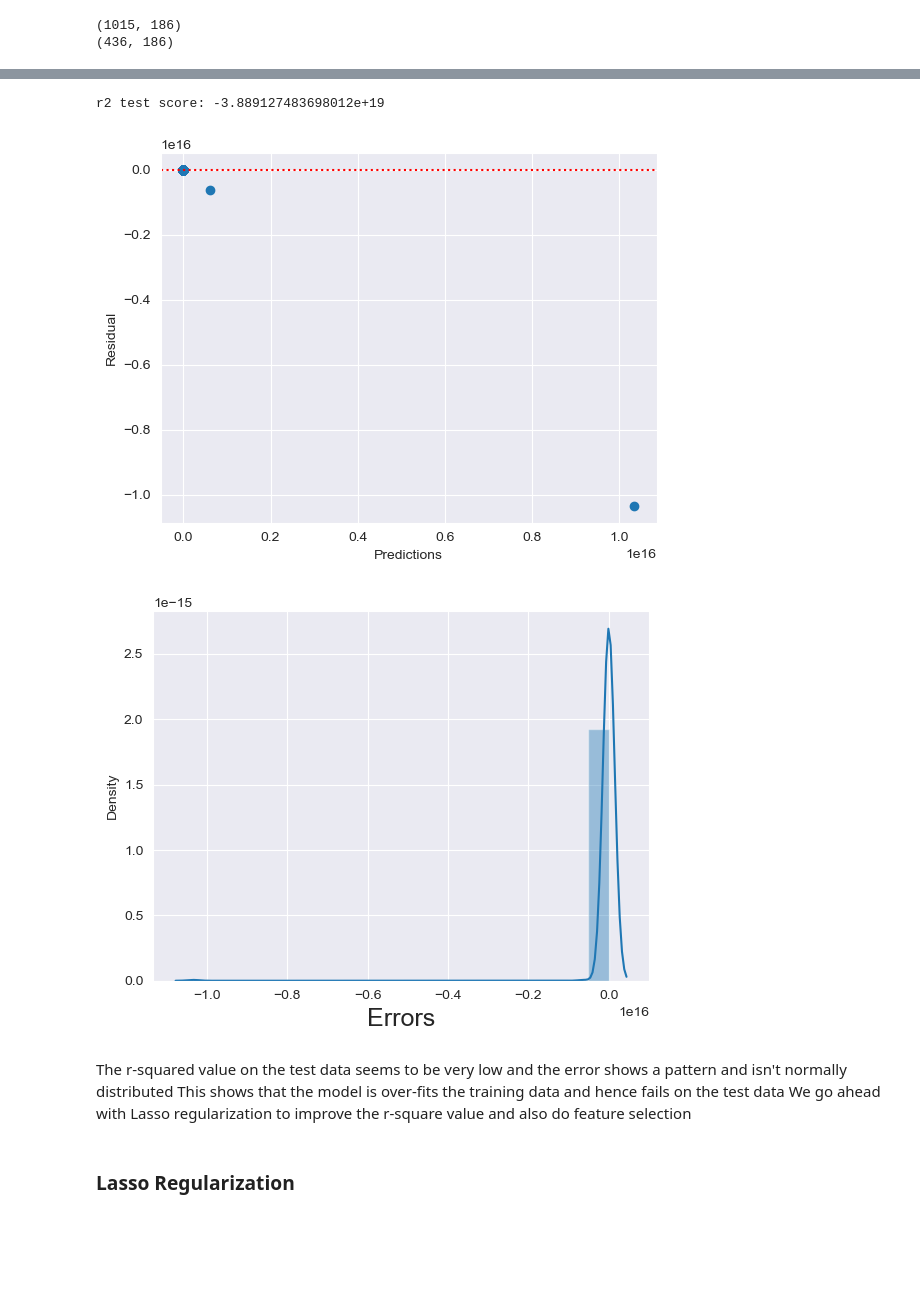
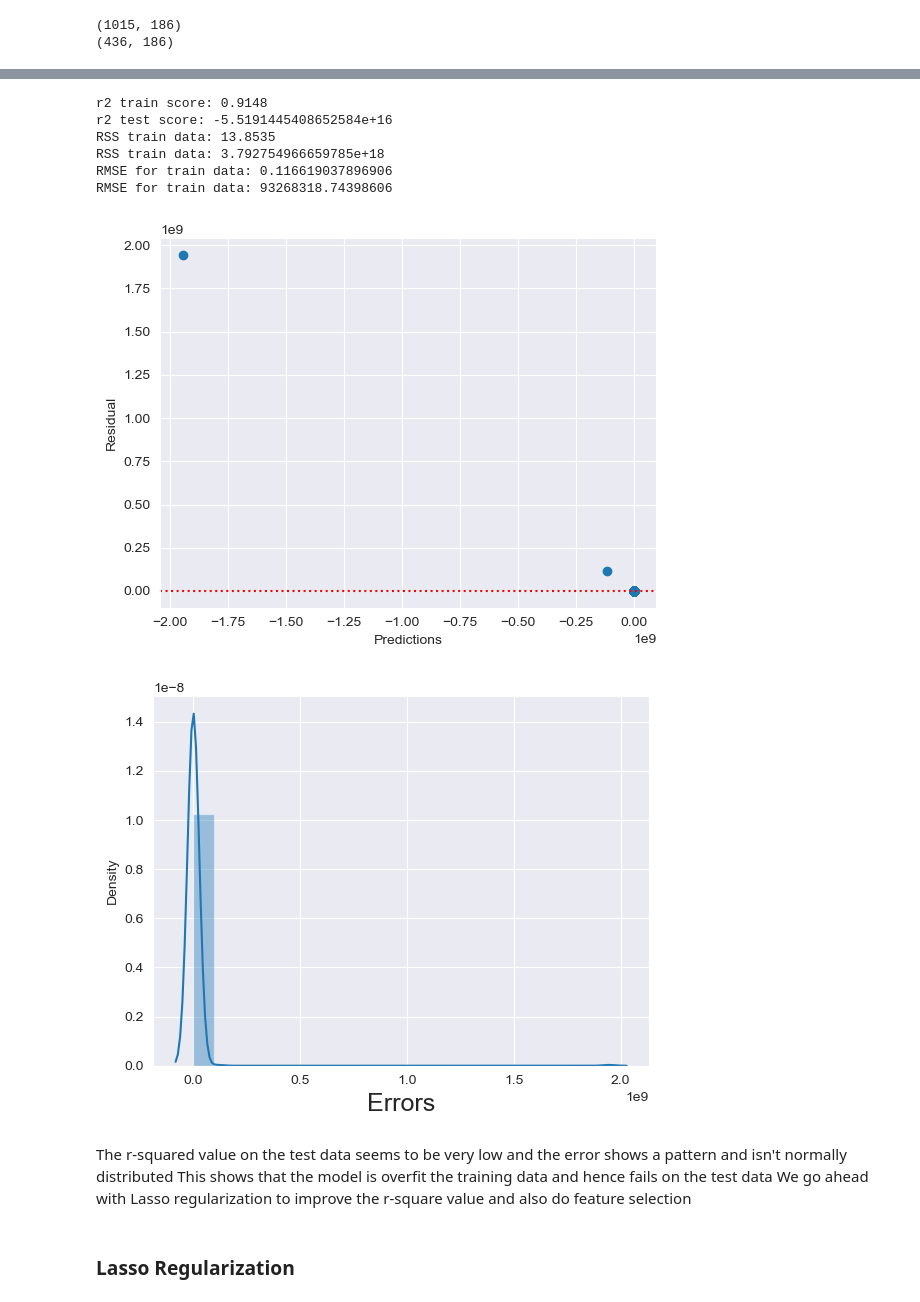
Before and after one commit to jtkSource/surprise-housing, a Jupyter notebook: surprise-housing.ipynb, the cells around one changed output, grey strips where cells are left out. Drawn from its saved outputs; the diff is of its cells as text; code cells hidden in the pictures; blank space fills up the shorter version.

Commit message:
Data transformed the target variable to reduce the error

```diff
--- a/surprise-housing.ipynb
+++ b/surprise-housing.ipynb
@@ -676,3 +672,9 @@ X = house_detail[numerical_cols + categorical_cols + categorical_ordinal_cols]
+# %%
+#y = house_detail['SalePrice']
+# As we can see that the residuals do not fulfill the conditions for linear regression, Let's see if we can make some changes so that the residuals are normally distributed.
+y = np.log(house_detail['SalePrice'])
+numerical_cols.remove('SalePrice')
+X = house_detail[numerical_cols + categorical_cols + categorical_ordinal_cols]
 # %%
 dummy_col = pd.get_dummies(X[categorical_cols], drop_first=True)
 X.drop(categorical_cols, axis=1,inplace=True)
@@ -761,29 +778,58 @@ plt.show()
 # %%
 
 X_test[numerical_cols + categorical_ordinal_cols] = scaler.transform(X_test[numerical_cols + categorical_ordinal_cols])
 y_pred_test = lm.predict(X_test)
-r2_test_lr = r2_score(y_test, y_pred_test)
+
+metric3 = [0]
+
+r2_train_lr = round(r2_score(y_train, y_pred_train), 4)
+print("r2 train score: {}".format(r2_train_lr))
+metric3.append(r2_train_lr)
+
+r2_test_lr = round(r2_score(y_test, y_pred_test), 4)
 print("r2 test score: {}".format(r2_test_lr) )
-#
+metric3.append(r2_test_lr)
+
+rss1_lr = round(np.sum(np.square(y_train - y_pred_train)), 4)
+print("RSS train data: {}".format(rss1_lr))
+metric3.append(rss1_lr)
+
+rss1_test_lr = round(np.sum(np.square(y_test - y_pred_test)), 4)
+print("RSS train data: {}".format(rss1_test_lr))
+metric3.append(rss1_test_lr)
+
+mse_train_lr = round(mean_squared_error(y_train, y_pred_train), 4)
+print("RMSE for train data: {}".format(mse_train_lr ** 0.5))
+metric3.append(mse_train_lr)
+
+mse_test_train_lr = round(mean_squared_error(y_test, y_pred_test), 4)
+print("RMSE for train data: {}".format(mse_test_train_lr ** 0.5))
+metric3.append(mse_test_train_lr)
+
 y_test_res = y_test - y_pred_test
 
 plt.scatter( y_pred_test , y_test_res)
 plt.axhline(y=0, color='r', linestyle=':')
 plt.xlabel("Predictions")
 plt.ylabel("Residual")
 plt.show()
 
 fig = plt.figure()
 sns.distplot(y_test_res, bins=20)
 plt.xlabel('Errors', fontsize= 18)
 plt.show()
 # %% [output]
-r2 test score: -3.889127483698012e+19
+r2 train score: 0.9148
+r2 test score: -5.5191445408652584e+16
+RSS train data: 13.8535
+RSS train data: 3.792754966659785e+18
+RMSE for train data: 0.116619037896906
+RMSE for train data: 93268318.74398606
-[figure, old version]
+[figure, new version]
-[figure, old version]
+[figure, new version]
 # %% [markdown]
 The r-squared value on the test data seems to be very low and the error shows a pattern and isn't normally distributed
-This shows that the model is over-fits the training data and hence fails on the test data
+This shows that the model is overfit the training data and hence fails on the test data
 We go ahead with Lasso regularization to improve the r-square value and also do feature selection
 # %% [markdown]
 ### Lasso Regularization
```
Also changed, not shown: parts of 33 cells of this notebook.
